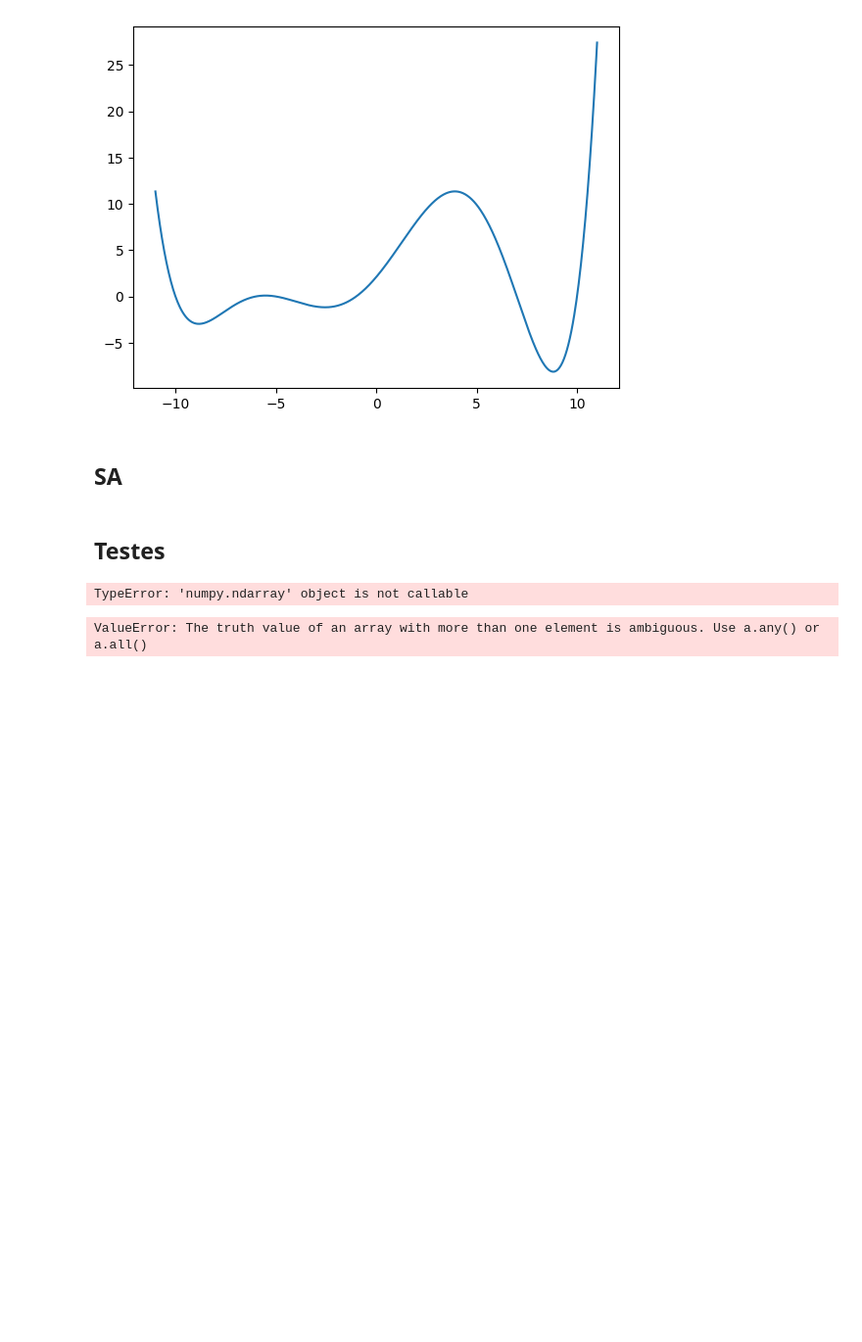
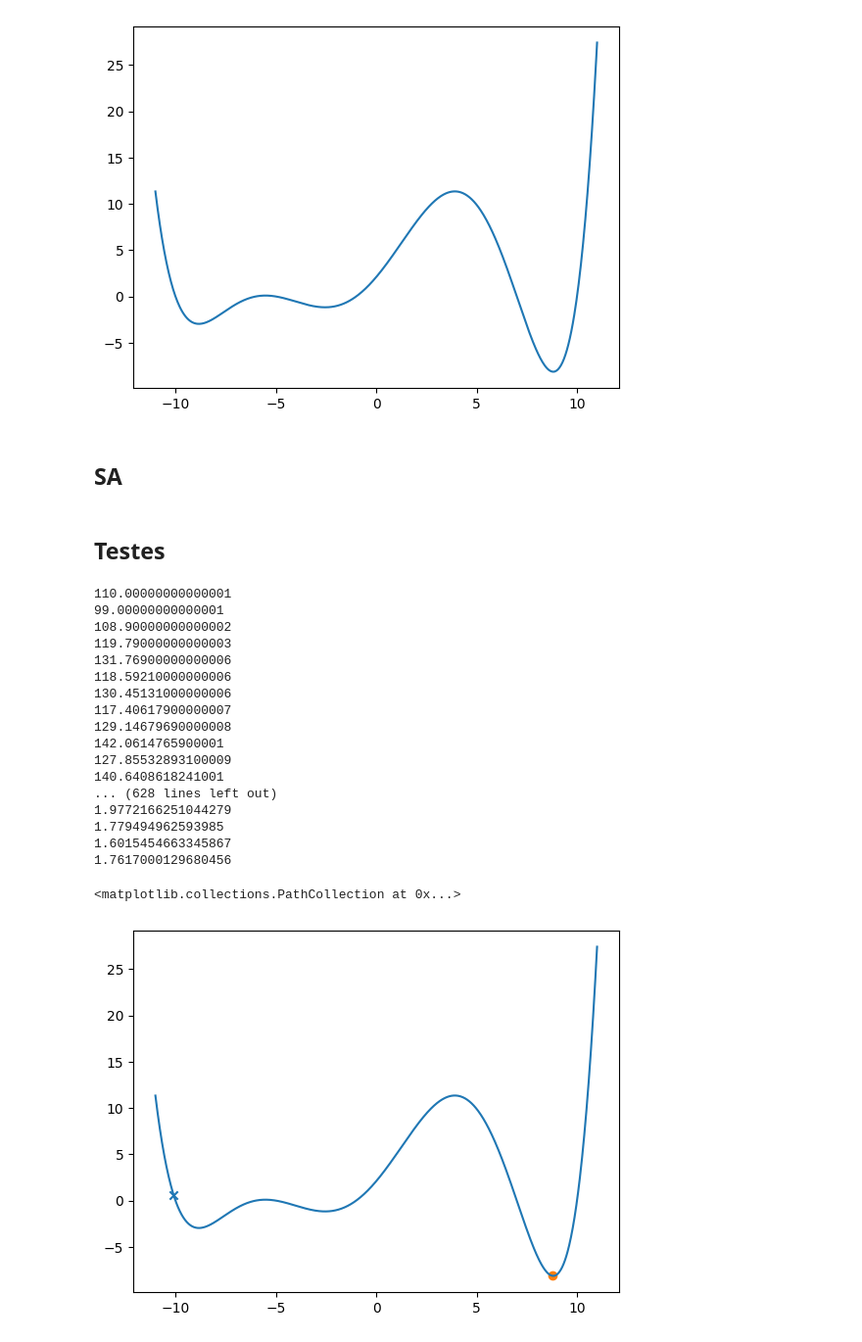
Before and after one commit to Guilhos/ENGG11---Simulated-Annealing, a Jupyter notebook: SA.ipynb, the cells around one changed output. Shown at 98% size. Saved outputs shown, nothing was run; the diff lists cells and outputs as text; code cells hidden in the pictures; blank space fills up the shorter version.

```diff
--- a/SA.ipynb
+++ b/SA.ipynb
@@ -28,9 +6,0 @@ plt.scatter([salvador[0],camacari[0],laurodefreitas[0]], [salvador[1],camacari[1
-# %%
-ncidades = len(lista)
-dist = np.empty((ncidades, ncidades))
-
-for i in range(3):
-    for j in range(3):
-        dist[i][j] = geodesic(lista[i], lista[j]).kilometers
-
-print(dist)
@@ -41,15 +7,2 @@ print(dist)
 # %% [markdown]
 ## Funcoes
-# %%
-def function(x):
-    if x < -1 or x > 1:
-        y = 0
-    else:
-        y = (np.cos(50*x) + np.sin(20*x))
-    return y
-xx = np. linspace(-1, 1, num=1000)
-fv = np.vectorize(function)
-print (fv(xx).shape)
-
-X = np.linspace(-1, 2, num=1000)
-plt.plot(X, fv(X))
@@ -91,20 +70,30 @@ def SA(search_space, function, T):
 # %% [markdown]
 ## Testes
 # %%
-X = np. linspace(-1, 1, num=1000)
-x1, history = SA(X, function, T = 4)
+X = np.linspace(-11, 11, num=1000)
+x1, history, best = SA(X, function, T = 100, opc = 0)
 
-plt.plot(X, fv(X))
-plt.scatter(x1, fv(x1), marker='x')
-plt.plot(history, fv(history))
+plt.plot(X, function(X))
+plt.scatter(x1, function(x1), marker='x')
+plt.scatter(best, function(best), marker='o')
+#plt.plot(history, [function(y) for y in history])
 # %% [output]
-TypeError: 'numpy.ndarray' object is not callable
+110.00000000000001
+99.00000000000001
+108.90000000000002
+119.79000000000003
+131.76900000000006
+118.59210000000006
+130.45131000000006
+117.40617900000007
+129.14679690000008
+142.0614765900001
+127.85532893100009
+140.6408618241001
+... (628 lines left out)
+1.9772166251044279
+1.779494962593985
+1.6015454663345867
+1.7617000129680456
+<matplotlib.collections.PathCollection at 0x...>
+[figure, added]
-# %%
-X = np. linspace(-11, 11, num=1000)
-x1, history = SA(X, function, T = 100)
-
-plt.plot(X, function(X))
-plt.scatter(x1, function(x1), marker='x')
-plt.plot(history, [function(y) for y in history])
-# %% [output]
-ValueError: The truth value of an array with more than one element is ambiguous. Use a.any() or a.all()
```
Also changed, not shown: parts of 5 cells of this notebook.
